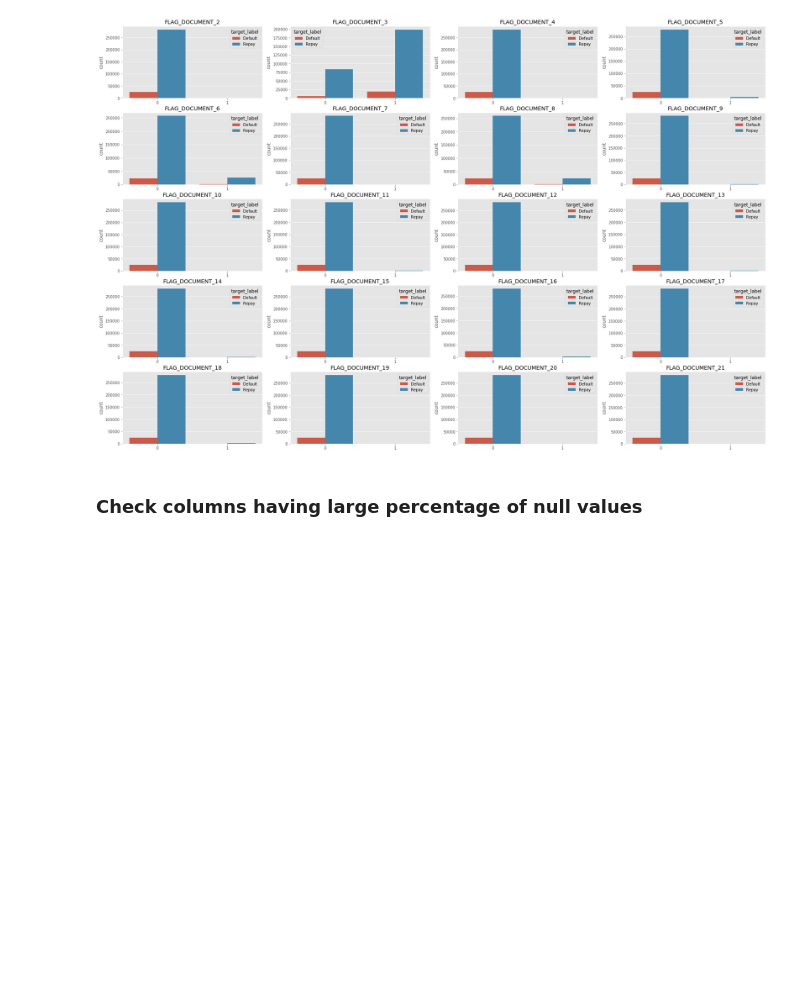
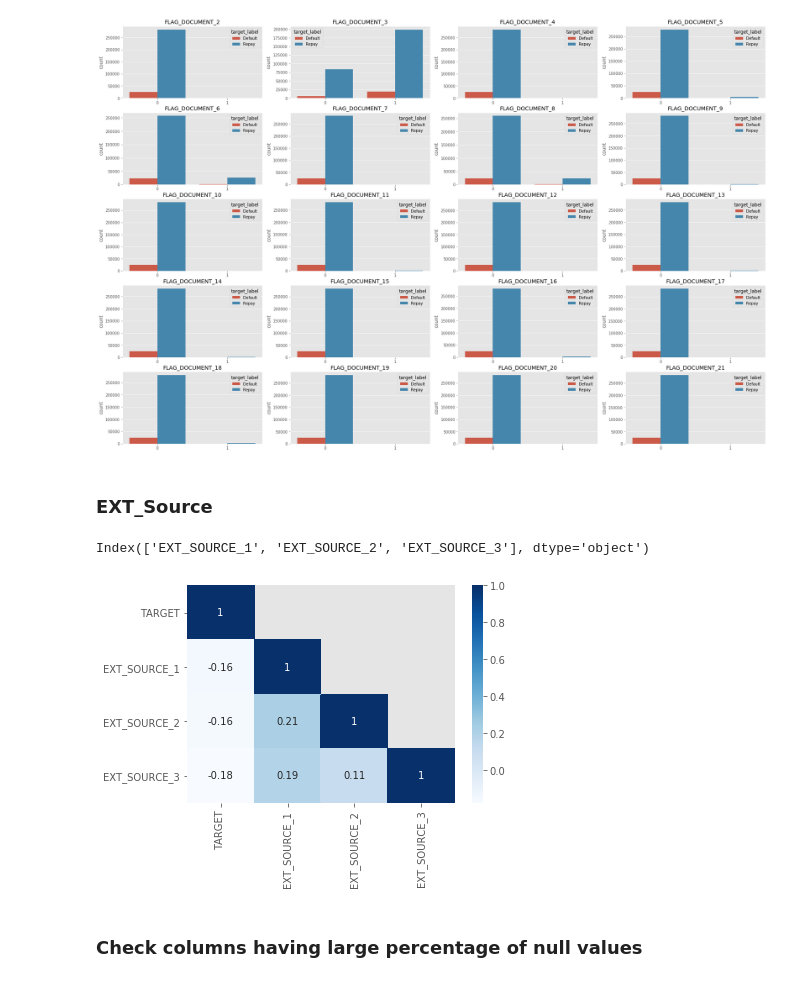
Before and after one commit to sunny0103/personal_project_kaggle, a Jupyter notebook: bank_loan/bank Loan EDA.ipynb, the cells around one changed output. Cells and saved outputs as stored; diff of their text form; code cells hidden in the pictures; blank space fills up the shorter version.

```diff
--- a/bank_loan/bank Loan EDA.ipynb
+++ b/bank_loan/bank Loan EDA.ipynb
@@ -606,6 +606,21 @@ for i,j in itertools.zip_longest(flag_col,range(len(flag_col))):
     plt.title(i)
 # %% [output]
 [figure]
+# %% [markdown]
+### EXT_Source
+# %%
+applicationDF.columns[applicationDF.columns.str.contains("EXT", regex=True)]
+# %% [output]
+Index(['EXT_SOURCE_1', 'EXT_SOURCE_2', 'EXT_SOURCE_3'], dtype='object')
+# %%
+ext=applicationDF[['TARGET','EXT_SOURCE_1', 'EXT_SOURCE_2', 'EXT_SOURCE_3']]
+extcorr=ext.corr()
+mask=np.array(extcorr)
+mask[np.tril_indices_from(mask)]=False
+sns.heatmap(extcorr,annot=True,cmap='Blues',mask=mask)
+plt.show()
+# %% [output]
+[figure, added]
 # %% [markdown]
 ### Check columns having large percentage of null values
 # %% [raw]
```
Also changed, not shown: parts of 2 cells of this notebook.
